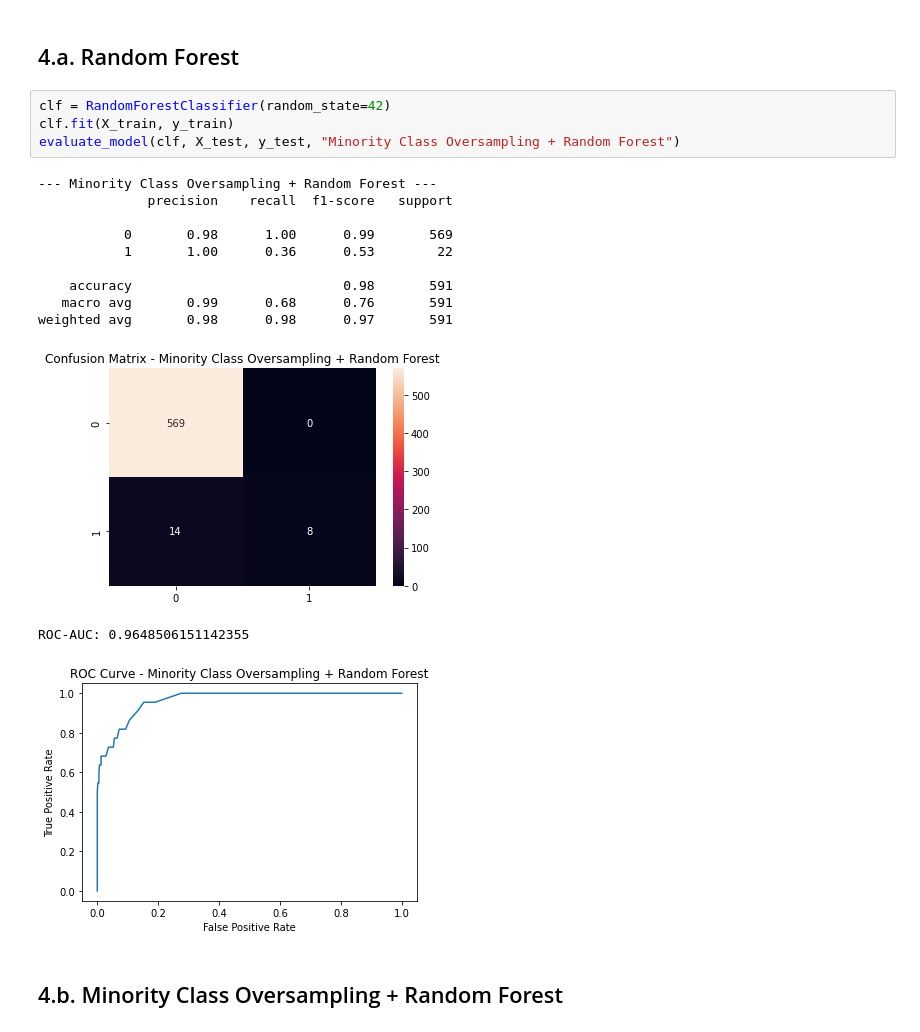
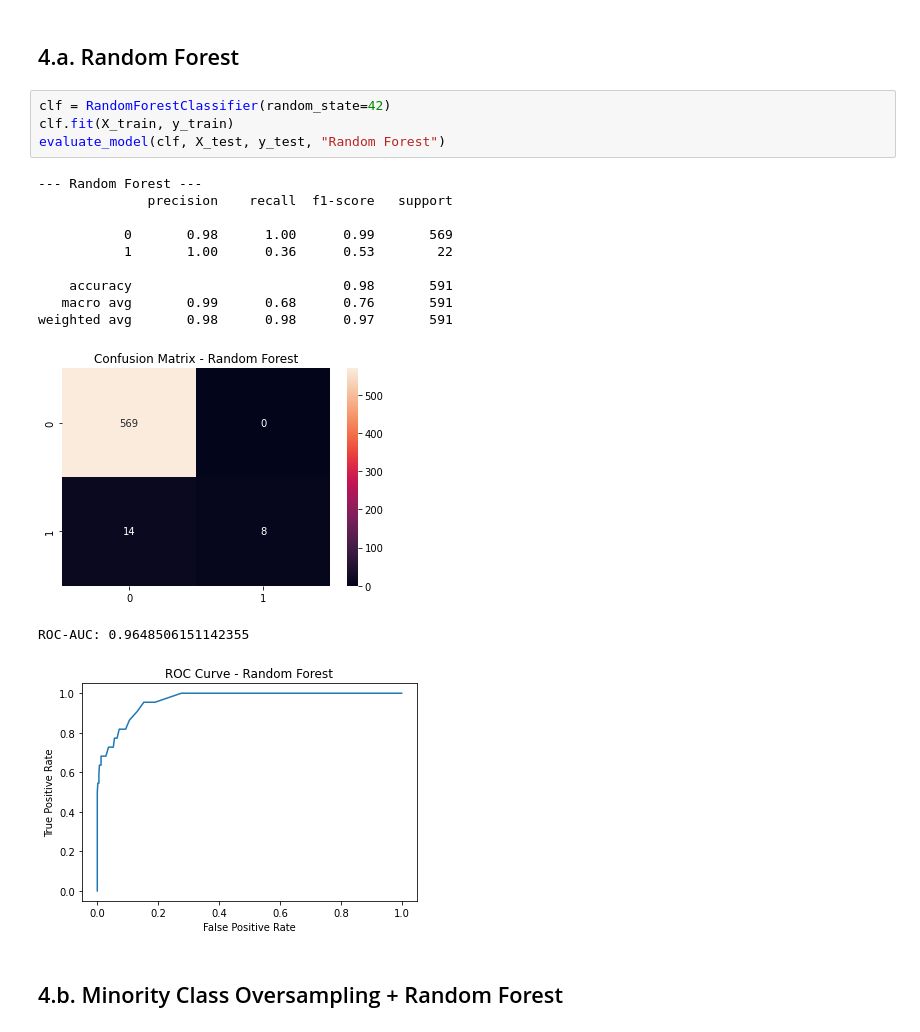
Before and after one commit to shaypal5/mta_econml_25, a Jupyter notebook: part_1_churn/session_4/p1_n2_sol.ipynb, the cells around one changed output. Cells and saved outputs as stored; diff of their text form.

```diff
--- a/part_1_churn/session_4/p1_n2_sol.ipynb
+++ b/part_1_churn/session_4/p1_n2_sol.ipynb
@@ -103,20 +103,20 @@ from utils import evaluate_model
 # %%
 clf = RandomForestClassifier(random_state=42)
 clf.fit(X_train, y_train)
-evaluate_model(clf, X_test, y_test, "Minority Class Oversampling + Random Forest")
+evaluate_model(clf, X_test, y_test, "Random Forest")
 # %% [output]
---- Minority Class Oversampling + Random Forest ---
+--- Random Forest ---
               precision    recall  f1-score   support
 
            0       0.98      1.00      0.99       569
            1       1.00      0.36      0.53        22
 
     accuracy                           0.98       591
    macro avg       0.99      0.68      0.76       591
 weighted avg       0.98      0.98      0.97       591
-[figure, old version]
+[figure, new version]
 ROC-AUC: 0.9648506151142355
-[figure, old version]
+[figure, new version]
 # %% [markdown]
 ## 4.b. Minority Class Oversampling + Random Forest
 # %%
```
Also changed, not shown: parts of 2 cells of this notebook, 15 other files.
